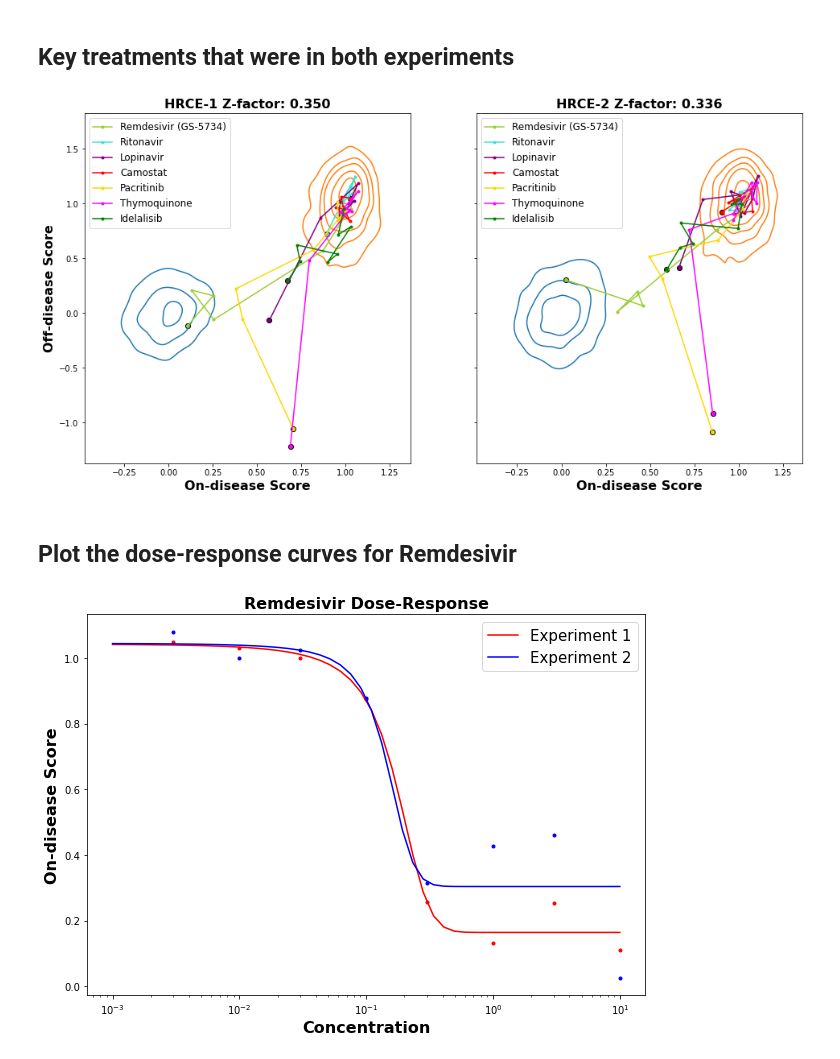
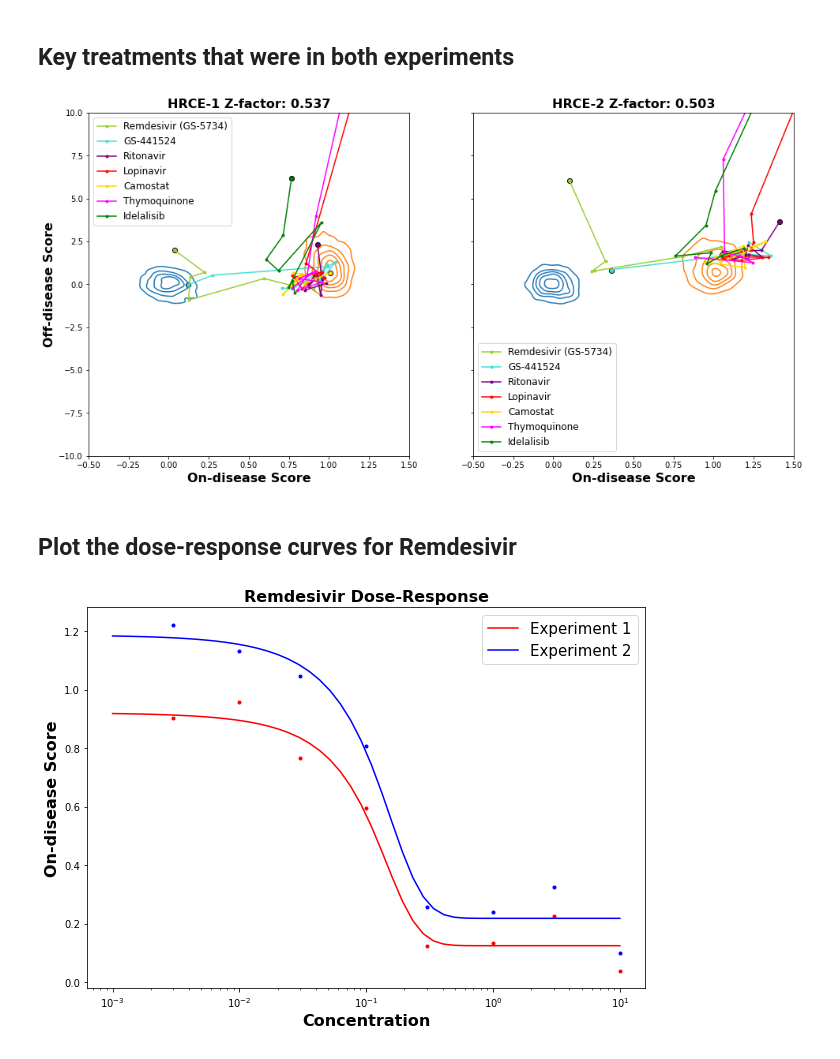
Before and after one commit to jainzana/shared_projects, a Jupyter notebook: _sources/Recursion_2019a_HRCE.ipynb, the cells around one changed output. Saved outputs shown, nothing was run; the diff lists cells and outputs as text; code cells hidden in the pictures.

```diff
--- a/_sources/Recursion_2019a_HRCE.ipynb
+++ b/_sources/Recursion_2019a_HRCE.ipynb
@@ -131,6 +133,11 @@ metadata['group'] = np.select(
     'none_ctrl'
     ], default=np.nan)
 
+# Define sample groups of replicates within each experiment
+samp_group = metadata.groupby(['experiment', 'disease_condition', 'treatment', 'treatment_conc']).size().reset_index().reset_index().drop(0, axis=1).rename({'index': 'samp_group'}, axis=1)
+metadata = metadata.merge(samp_group, on=['experiment', 'disease_condition', 'treatment', 'treatment_conc'], how='left').set_index(features.index)
+metadata.samp_group = metadata.samp_group.astype(int)
+
 # Save groups based on index for easier slicing later
 pos_ctrl = metadata[(metadata.disease_condition=='Active') & (metadata.treatment=='None')].index
 neg_ctrl = metadata[(metadata.disease_condition=='Mock') & (metadata.treatment=='None')].index
@@ -447,3 +446,17 @@ features_qn = pd.DataFrame(np.transpose(qt.fit_transform(features_qn.T)), index=
+# %%
+features_qn = features_mp.copy()
+
+for group in metadata.samp_group.unique():
+  curr = features_qn[metadata.samp_group == group]
+  curr_values = curr.copy()
+  curr_ranks = curr.rank(axis=1, method='first')
+  curr_values.values.sort(axis=1)
+  mean_vals = curr_values.mean().set_axis(range(1,1025))
+  ranks_melt = curr_ranks.melt(value_vars=features.columns, ignore_index=False)
+  vals_melt = ranks_melt.copy()
+  vals_melt.value = mean_vals.loc[ranks_melt.value].values
+  curr = vals_melt.pivot(columns='variable', values='value').rename_axis('', axis=1)[features.columns]
+  features_qn.loc[curr.index] = curr
 # %% [markdown]
 # Standardize the Data before PCA
 # %%
@@ -493,7 +506,7 @@ for exp in metadata.experiment.unique():
   pca_feats.loc[tx_idx.intersection(exp_idx)] = pca.transform(pca_feats.loc[tx_idx.intersection(exp_idx)])
 
   # Determine how many PCs to keep based on threshold of overall variance explained
-  thresh = 0.99
+  thresh = 0.98
   curr_pca_idx = pd.Series(pca.explained_variance_ratio_).cumsum().sub(thresh).abs().idxmin()
   # Just use the max number of PCs needed to explain at least thresh% variance across each experiment
   if curr_pca_idx > pca_idx:
@@ -565,8 +578,8 @@ Outliers dropped for HRCE-2, Active: 2.6%
 # Fit Classifier and Create Disease Axis
 # %%
 # Fit Classifier
-# model = LogisticRegression(C=0.003, max_iter=10000)
-model = LinearDiscriminantAnalysis() # Deafult LDA yields similar results to LR with regularization
+model = LogisticRegression(C=0.001, max_iter=10000)
+# model = LinearDiscriminantAnalysis() # Deafult LDA yields similar results to LR with regularization
 
 # Initialize dataframes to contain results of interest
 disease_scores = pd.DataFrame(index=pca_final.index, columns = ['on_disease_score', 'off_disease_score'] + list(metadata.columns))
@@ -818,32 +831,34 @@ plt.ylabel('');
 # %% [markdown]
 ## Key treatments that were in both experiments
 # %%
-treatments = ['Remdesivir (GS-5734)', 'Ritonavir', 'Lopinavir', 'Camostat', 'Pacritinib', 'Thymoquinone', 'Idelalisib']
+treatments = ['Remdesivir (GS-5734)', 'GS-441524', 'Ritonavir', 'Lopinavir', 'Camostat',  'Thymoquinone', 'Idelalisib']
 colors = ['yellowgreen', 'turquoise', 'purple', 'red', 'gold', 'magenta', 'green']
 
 _, ax = plt.subplots(1,2, figsize=(16,8), sharey=True);
 
 for ii, exp in enumerate(['HRCE-1', 'HRCE-2']):
 
   plt.sca(ax[ii])
   ctrl_mask = main_ctrls.intersection(disease_scores.index)
   exp1_ctrl = disease_scores[disease_scores.experiment == exp].index.intersection(ctrl_mask)
   fig = sns.kdeplot(x='on_disease_score', y='off_disease_score', data=disease_scores.loc[exp1_ctrl], hue='disease_condition', levels=[0.1, 0.3, 0.5, 0.7, 0.9], hue_order=['Mock', 'Active']);
   plt.xlabel('On-disease Score', fontdict={'weight': 'bold', 'size': 16});
-  plt.xticks(np.arange(-0.25, 1.75, 0.25));
+  plt.xticks(np.arange(-0.5, 1.75, 0.25));
   plt.ylabel('Off-disease Score', fontdict={'weight': 'bold', 'size': 16});
   plt.title('{} Z-factor: {:.3f}'.format(exp, Zfactor.loc[exp]), fontdict={'weight': 'bold', 'size': 16});
+  plt.xlim(-0.5, 1.5);
+  plt.ylim(-10, 10);
 
   # Plot each of the treatments and associated colors listed above
   for c, tx in zip(colors, treatments):
 
     data = summary.loc[(exp, tx)]
     plt.plot(data.on_disease_score, data.off_disease_score, '.-', c=c, label=tx)
     plt.scatter(data.on_disease_score.iloc[-1], data.off_disease_score.iloc[-1], c=c, marker='.', s=150, edgecolor='black', linewidth=1)
 
   plt.legend(prop={'size':12});
 # %% [output]
-[figure, old version]
+[figure, new version]
 # %% [markdown]
 ## Plot the dose-response curves for Remdesivir
 # %%
@@ -878,4 +893,4 @@ plt.xlabel('Concentration', fontdict={'weight':'bold', 'size':16});
 plt.ylabel('On-disease Score', fontdict={'weight':'bold', 'size':16});
 plt.legend(['Experiment 1', 'Experiment 2'], prop={'size':15});
 # %% [output]
-[figure, old version]
+[figure, new version]
```
Also changed, not shown: parts of 16 cells of this notebook, 12 other files.
